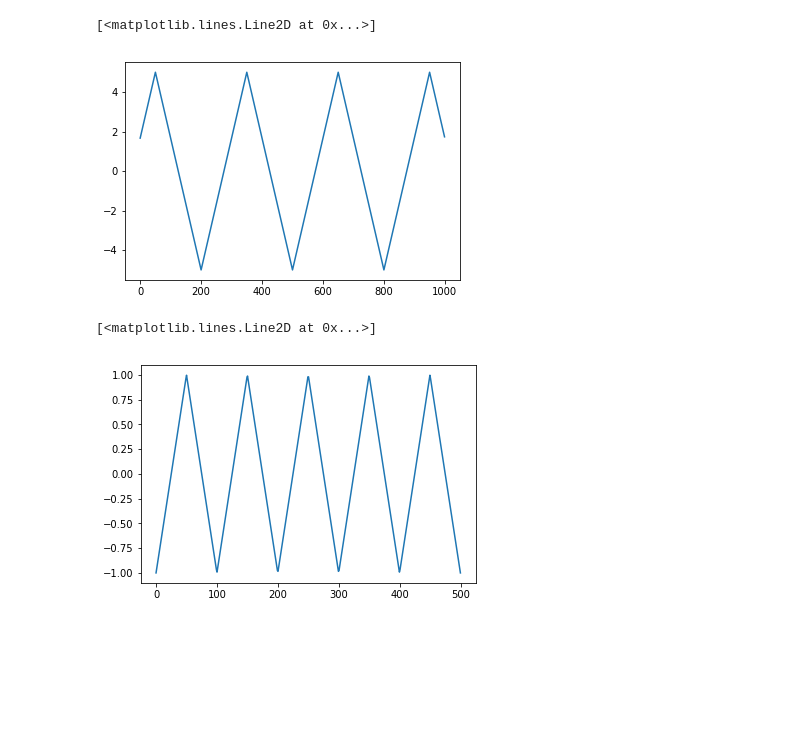
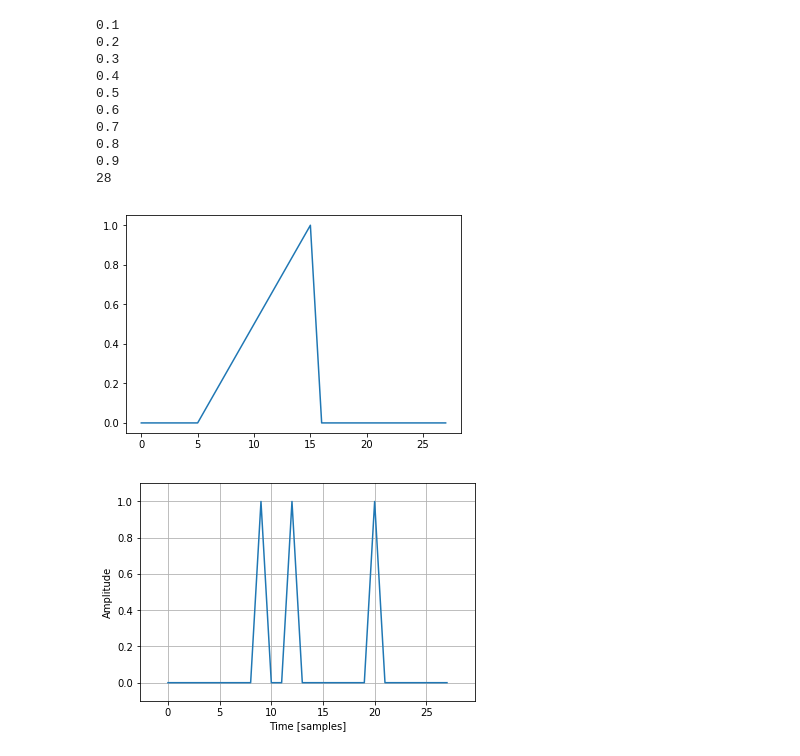
Before and after one commit to Lind-sy/Research_Project, a Jupyter notebook: Untitled Folder/Untitled.ipynb, the cells around one changed output. Saved outputs shown, nothing was run; the diff lists cells and outputs as text; code cells hidden in the pictures; blank space fills up the shorter version.

```diff
--- a/Untitled Folder/Untitled.ipynb
+++ b/Untitled Folder/Untitled.ipynb
@@ -5,5 +5,0 @@ import numpy as np
-# %%
-phase = -10
-lenght = 30
-amplitude = 10
-x = np.arange(0,100,0.1)
@@ -16,13 +6,42 @@ def triang(x,phase,lenght, amplitude):
-# %%
-tr = triang(x,phase,lenght, amplitude)
-plt.plot(tr)
-# %% [output]
-[<matplotlib.lines.Line2D at 0x...>]
-[figure, removed]
-# %%
-t = np.linspace(0,1,500)
-tra = signal.sawtooth(2*np.pi*5*t,0.5)
-plt.plot(tra)
-# %% [output]
-[<matplotlib.lines.Line2D at 0x...>]
-[figure, removed]
+# %%
+import numpy
+
+def indices(list, filtr=lambda x: bool(x)):
+    return [i for i,x in enumerate(list) if filtr(x)]
+
+def trigen(t, Tw, skew):
+    Ta=float(Tw)/float(2*skew)
+    y = [0 for x in range(len(t))]
+    index1 = indices(t, lambda x: x>(-Tw/2) and x<Ta)
+    index2 = indices(t, lambda x: x<(-Tw/2) and x>Ta)
+    index3 = indices(t, lambda x: x==Ta)
+    for i in index1:
+        rez = (2.0*t[i]+Tw)/(Tw*(1.0+skew));
+        y.insert(i, rez)
+        print(y[i])
+    for i in index2:
+        rez = (2.0*t[i]+Tw)/(Tw*(1.0+skew));
+        y.insert(i, rez)
+        print(y[i])
+    for i in index3:
+        y[i] = 1.0
+    return y
+
+fs = 1
+t = np.arange(-10,9,1/fs)
+w = 10
+x = trigen(t, w, 1)# trinagular pulse function
+plt.plot(x)
+print(len(x))
+# %% [output]
+0.1
+0.2
+0.3
+0.4
+0.5
+0.6
+0.7
+0.8
+0.9
+28
+[figure, added]
@@ -28,0 +50,10 @@ plt.plot(tra)
+# %%
+d = signal.unit_impulse(28,[9,12,20]) #dirac delta function
+plt.plot(np.arange(0, 28), d)
+plt.margins(0.1, 0.1)
+plt.xlabel('Time [samples]')
+plt.ylabel('Amplitude')
+plt.grid(True)
+plt.show()
+# %% [output]
+[figure, added]
```
Also changed, not shown: parts of 17 cells of this notebook, 2 other files.
